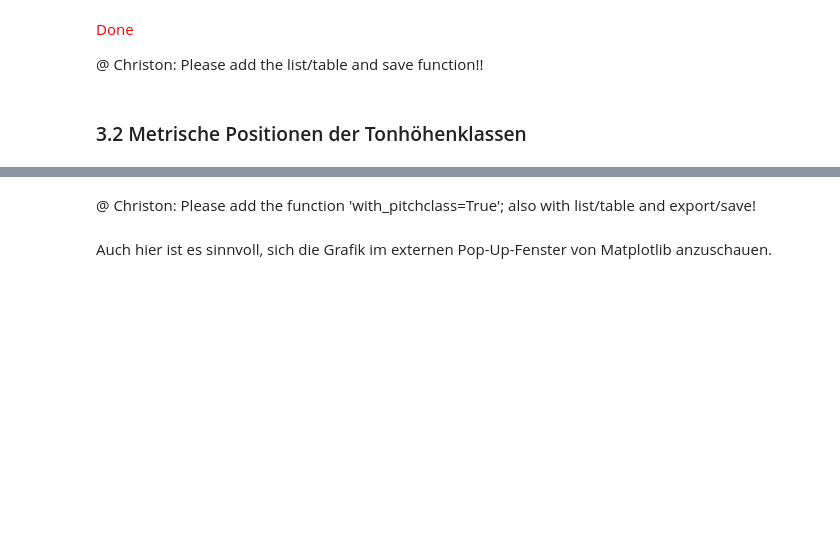
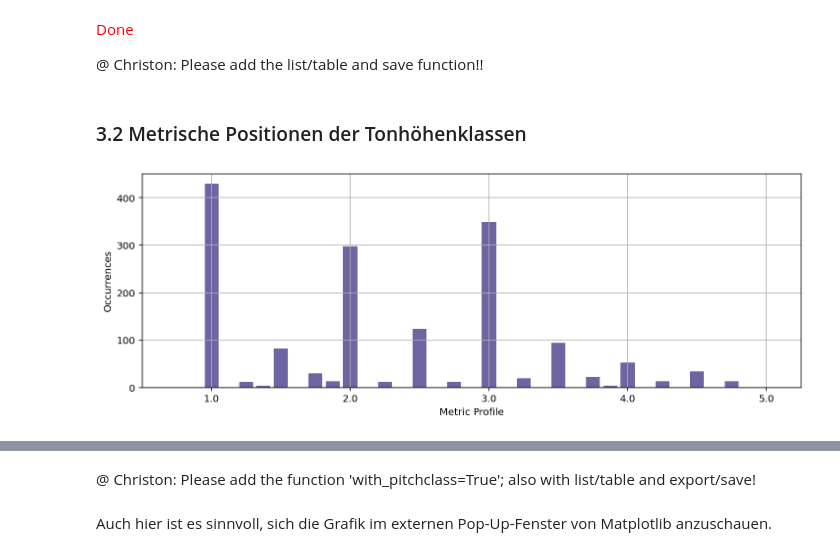
Before and after one commit to Christon-Ragavan/CAMAT, a Jupyter notebook: music_xml_parser/ipynb/15_CAMAT_Basics_Part2_Statistics_neu.ipynb, the cells around one changed output, grey strips where cells are left out. Saved outputs shown, nothing was run; the diff lists cells and outputs as text; code cells hidden in the pictures; blank space fills up the shorter version.

```diff
--- a/music_xml_parser/ipynb/15_CAMAT_Basics_Part2_Statistics_neu.ipynb
+++ b/music_xml_parser/ipynb/15_CAMAT_Basics_Part2_Statistics_neu.ipynb
@@ -439,3 +648,7 @@ mp.utils.export_as_csv(data=dur_p_hist,
 @ Christon: Please add the list/table and save function!!
 # %% [markdown]
 ### 3.2 Metrische Positionen der Tonhöhenklassen
+# %%
+metric_profile_p_hist = mp.analyse.metric_profile(m_df, plot_with=None, do_plot=True)
+# %% [output]
+[figure, added]
```
Also changed, not shown: parts of 30 cells of this notebook, 5 other files.
